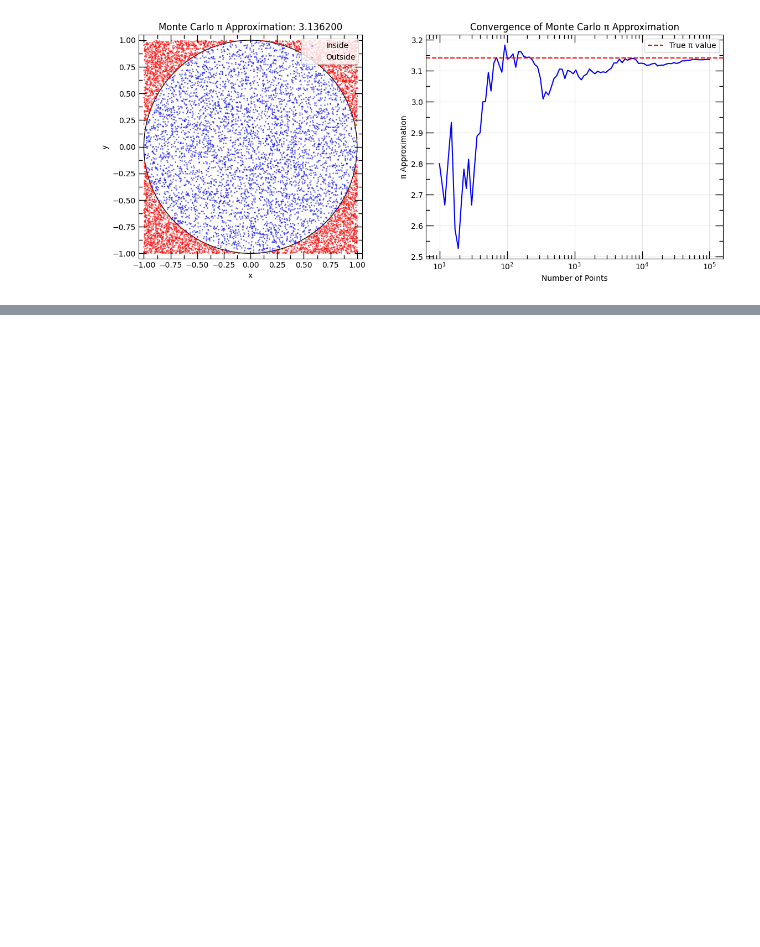
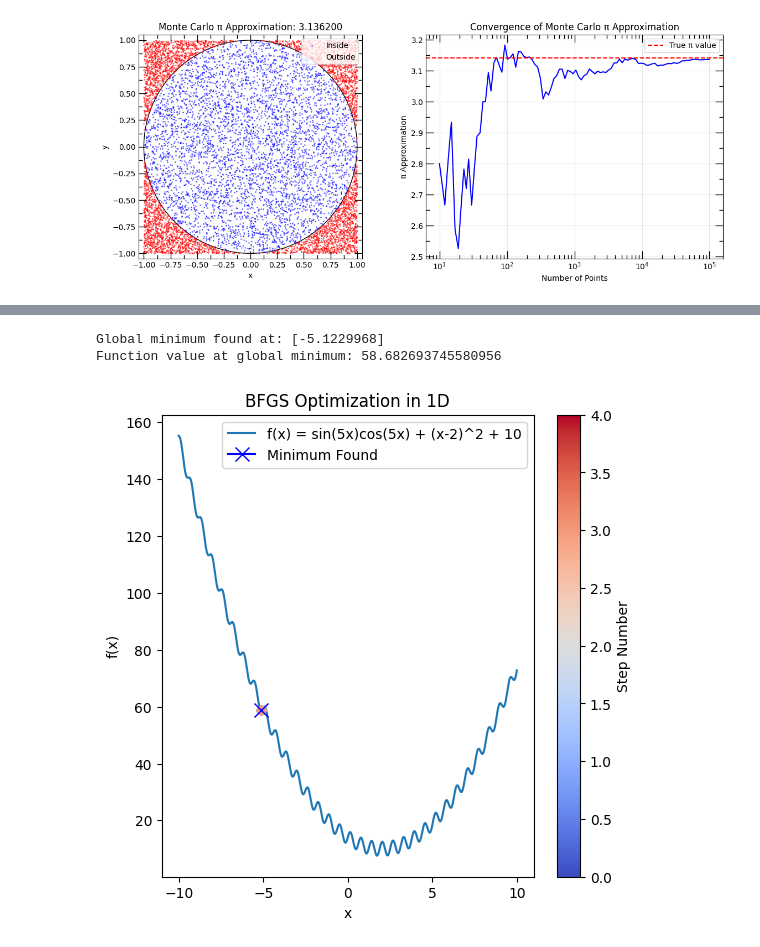
Before and after one commit to deng-group/MLE4217_5219_book, a Jupyter notebook: figures/original_figs/make_figures.ipynb, the cells around one changed output, grey strips where cells are left out. Saved outputs shown, nothing was run; the diff lists cells and outputs as text; code cells hidden in the pictures; blank space fills up the shorter version.

```diff
--- a/figures/original_figs/make_figures.ipynb
+++ b/figures/original_figs/make_figures.ipynb
@@ -284,0 +333,58 @@ Error: 0.005392653589793017
+# %%
+from scipy.optimize import minimize
+
+# Define the complex 1D function to minimize with deeper and wider local minima
+def f(x):
+    return 5 * np.sin(5 * x) * np.cos(5 * x) + (x - 2)**2 + 10
+
+# Define the gradient of the complex 1D function
+def grad_f(x):
+    df_dx = 5 * (5 * np.cos(5 * x) * np.cos(5 * x) - 5 * np.sin(5 * x) * np.sin(5 * x)) + 2 * (x - 2)
+    return np.array([df_dx]).flatten()
+
+# Initial guess
+x0 = np.array([-10])
+
+# List to store the trajectory
+trajectory_bfgs = []
+
+# Callback function to record the trajectory
+def callback_bfgs(x):
+    trajectory_bfgs.append(np.copy(x))
+
+# Perform BFGS optimization
+result_bfgs = minimize(f, x0, method='BFGS', jac=grad_f, callback=callback_bfgs)
+
+print("Global minimum found at:", result_bfgs.x)
+print("Function value at global minimum:", result_bfgs.fun)
+
+# Convert trajectory to numpy array for easier plotting
+trajectory_bfgs = np.array(trajectory_bfgs).flatten()
+
+# Generate x values for plotting the function
+x_plot = np.linspace(-10, 10, 400)
+y_plot = f(x_plot)
+
+# Plot the function and the optimization path
+plt.figure(figsize=(6, 6))
+plt.plot(x_plot, y_plot, label='f(x) = sin(5x)cos(5x) + (x-2)^2 + 10')
+
+# Use a colormap to show the sequence of points in the trajectory
+norm = Normalize(vmin=0, vmax=len(trajectory_bfgs) - 1)
+colors = plt.cm.coolwarm(norm(range(len(trajectory_bfgs))))
+for i in range(len(trajectory_bfgs) - 1):
+    plt.plot(trajectory_bfgs[i:i+2], f(trajectory_bfgs[i:i+2]), color=colors[i], marker='o', ls='--')
+
+plt.plot(result_bfgs.x, result_bfgs.fun, marker='x', color='blue', markersize=10, label='Minimum Found')
+plt.xlabel('x')
+plt.ylabel('f(x)')
+plt.title('BFGS Optimization in 1D')
+plt.legend()
+
+# Create a colorbar to show the sequence of points
+cbar = plt.colorbar(plt.cm.ScalarMappable(norm=norm, cmap='coolwarm'), ax=plt.gca(), label='Step Number')
+plt.show()
+# %% [output]
+Global minimum found at: [-5.1229968]
+Function value at global minimum: 58.682693745580956
+[figure, added]
```
Also changed, not shown: parts of 4 cells of this notebook.
